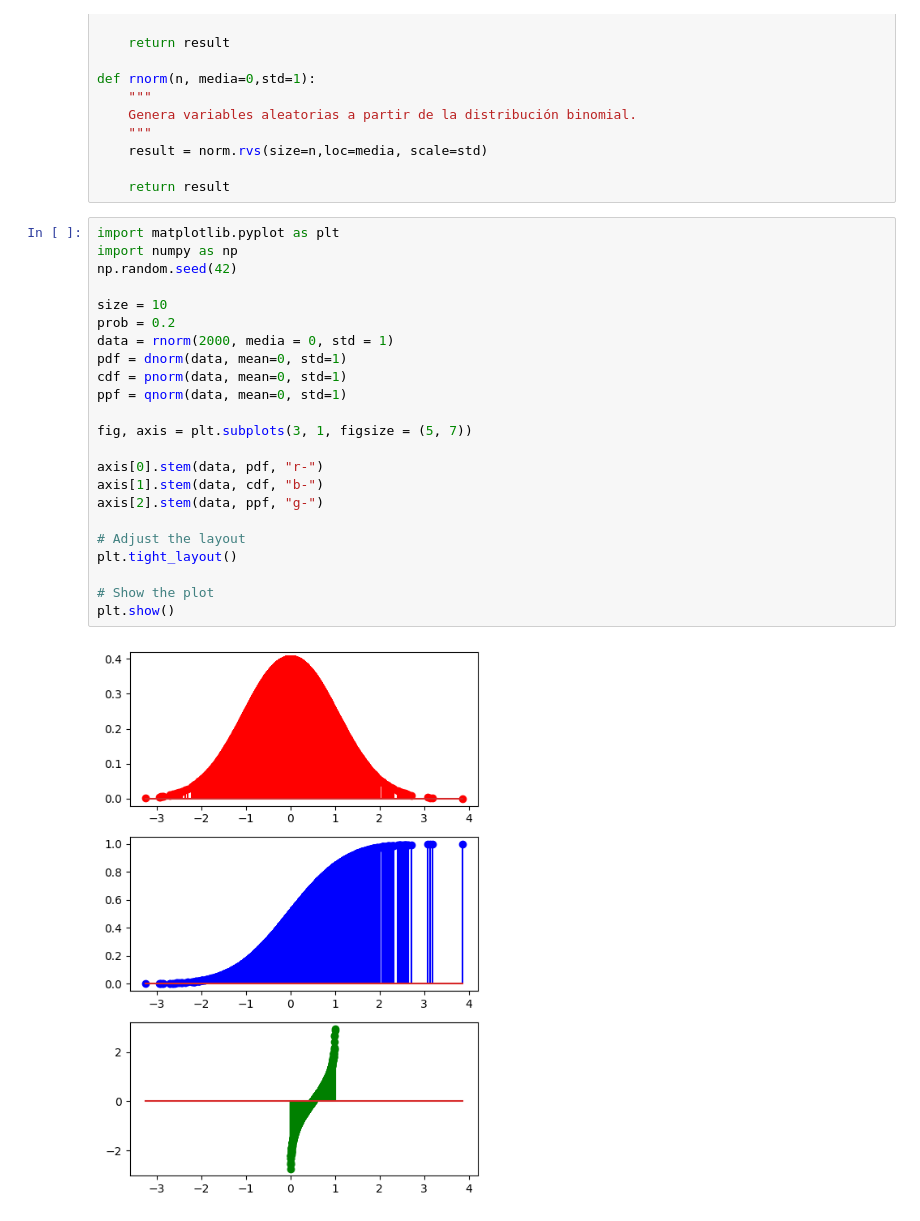
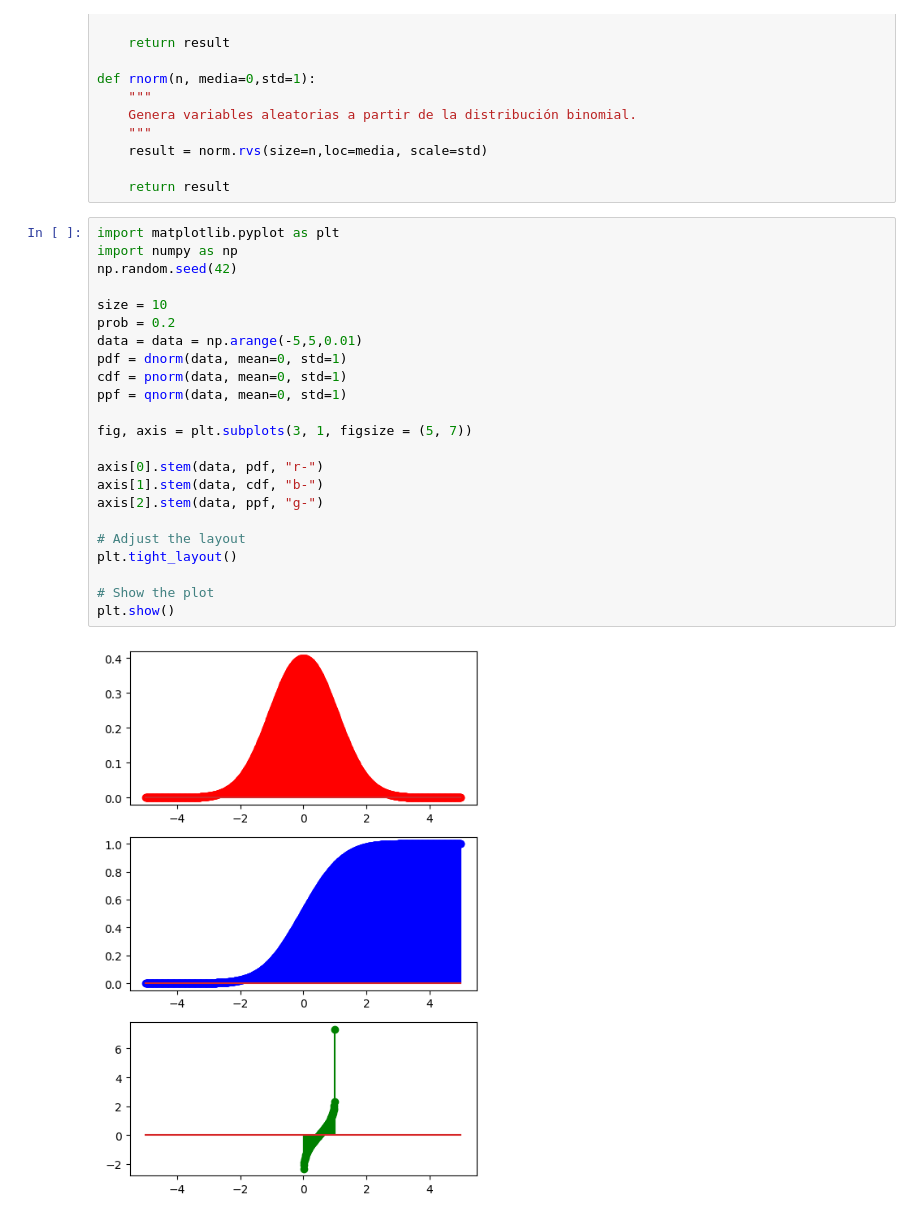
Before and after one commit to Fran-garp/probability-distribution-exercises-project-with-python, a Jupyter notebook: notebook/problems.es.ipynb, the cells around one changed output. Cells and saved outputs as stored; diff of their text form.

```diff
--- a/notebook/problems.es.ipynb
+++ b/notebook/problems.es.ipynb
@@ -123,25 +123,25 @@ def rnorm(n, media=0,std=1):
 # %%
 import matplotlib.pyplot as plt
 import numpy as np
 np.random.seed(42)
 
 size = 10
 prob = 0.2
-data = rnorm(2000, media = 0, std = 1)
+data = data = np.arange(-5,5,0.01)
 pdf = dnorm(data, mean=0, std=1)
 cdf = pnorm(data, mean=0, std=1)
 ppf = qnorm(data, mean=0, std=1)
 
 fig, axis = plt.subplots(3, 1, figsize = (5, 7))
 
 axis[0].stem(data, pdf, "r-")
 axis[1].stem(data, cdf, "b-")
 axis[2].stem(data, ppf, "g-")
 
 # Adjust the layout
 plt.tight_layout()
 
 # Show the plot
 plt.show()
 # %% [output]
-[figure, old version]
+[figure, new version]
```
Also changed, not shown: parts of 2 cells of this notebook.
